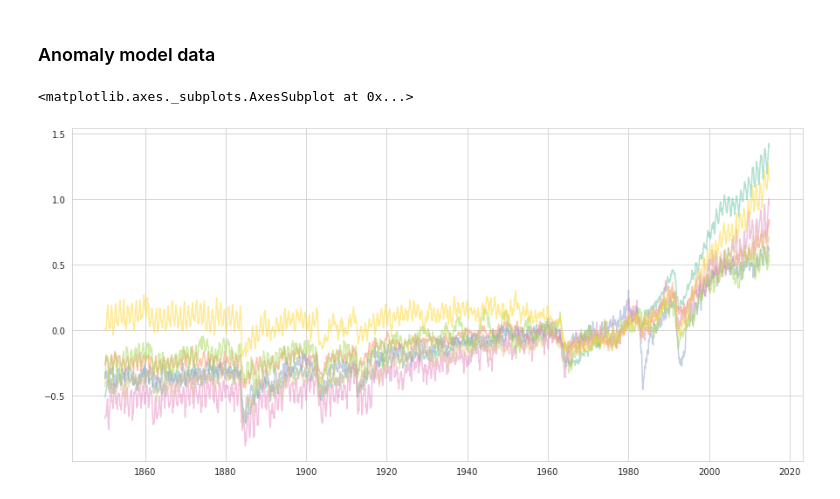
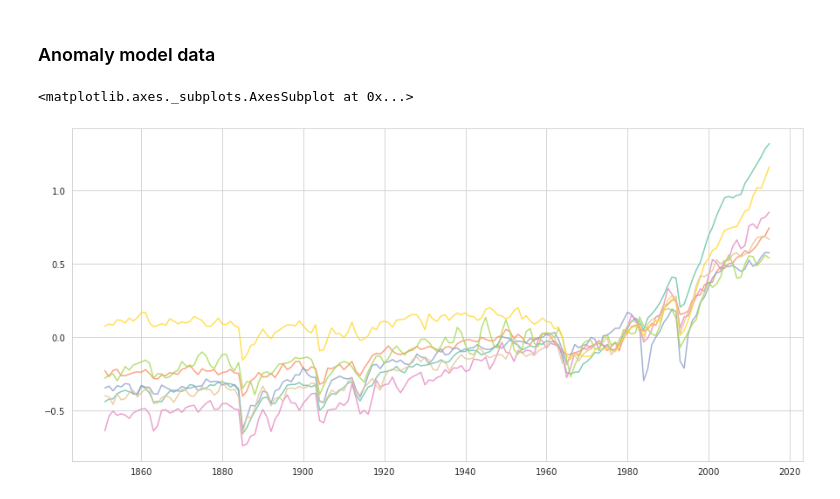
Before and after one commit to mattramos/bayesian_ensembling, a Jupyter notebook: experiments/figure2.ipynb, the cells around one changed output. Drawn from its saved outputs; the diff is of its cells as text; code cells hidden in the pictures.

```diff
--- a/experiments/figure2.ipynb
+++ b/experiments/figure2.ipynb
@@ -41,22 +42,38 @@ for model_file in sorted(glob('data/gmst/ssp370/*csv')):
 
 model_overlap = np.intersect1d(list(hist_model_files.keys()), list(ssp_model_files.keys())).tolist()
 hist_model_files = {k:hist_model_files[k] for k in hist_model_files if k in model_overlap}
+ssp_model_files = {k:ssp_model_files[k] for k in ssp_model_files if k in model_overlap}
 
-hist_anom_models = []
+hist_anom_model_set = []
+hist_models = []
 climatology_dict = dict()
 
 for mn, mf in hist_model_files.items():
     # Read in model data into a ProcessModel datatype
     df = pd.read_csv(mf, index_col='time').drop('Unnamed: 0', axis=1)
     model_data = es.ProcessModel(df, mn)
+    hist_models.append(model_data)
 
     # Find the anomally of that data
-    anomaly_model = model_data.calculate_anomaly()
-    hist_anom_models.append(anomaly_model)
+    anomaly_model = model_data.calculate_anomaly(resample_freq='Y')
+    hist_anom_model_set.append(anomaly_model)
     climatology_dict[mn] = anomaly_model.climatology
 
-hist_anom_models = es.ModelCollection(hist_anom_models)
-hist_anom_models.plot_all()
+ssp_anom_models = []
+ssp_models = []
+
+for mn, mf in ssp_model_files.items():
+    # Read in model data into a ProcessModel datatype
+    df = pd.read_csv(mf, index_col='time').drop('Unnamed: 0', axis=1)
+    model_data = es.ProcessModel(df, mn)
+    ssp_models.append(model_data)
+
+    # Find the anomally of that data
+    anomaly_model = model_data.calculate_anomaly(climatology=climatology_dict[mn], resample_freq='Y')
+    ssp_anom_models.append(anomaly_model)
-# %% [output]
-<matplotlib.axes._subplots.AxesSubplot at 0x...>
-[figure, removed]
+# %%
+hist_anom_models = es.ModelCollection(hist_anom_model_set)
+hist_anom_models.plot_all()
+# %% [output]
+<matplotlib.axes._subplots.AxesSubplot at 0x...>
+[figure, added]
```
Also changed, not shown: parts of 16 cells of this notebook, 5 other files.
